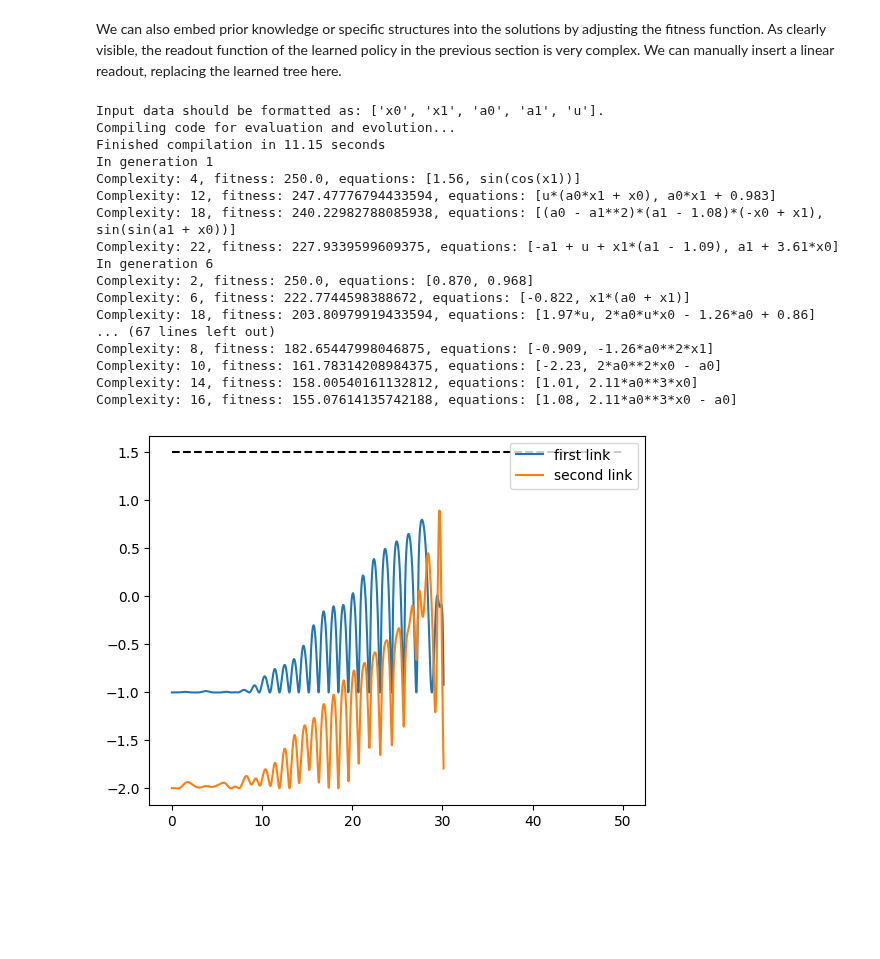
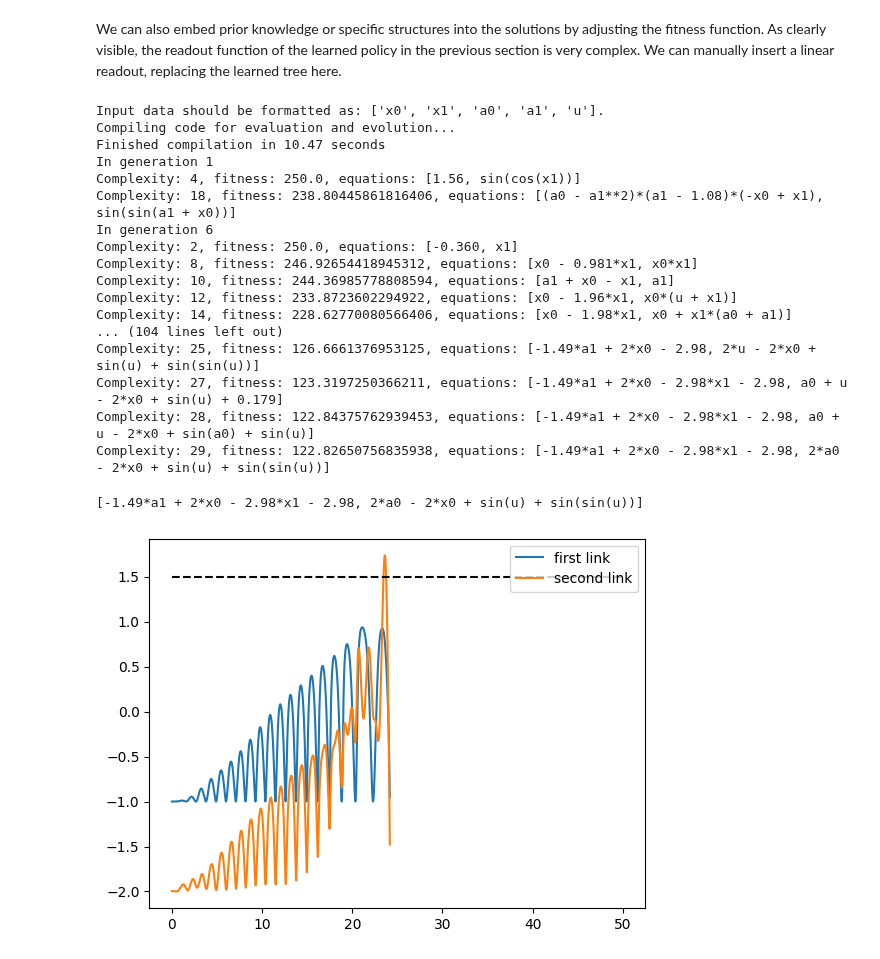
Before and after one commit to sdevries0/Kozax, a Jupyter notebook: examples/example_notebooks/control_with_memory_acrobot.ipynb, the cells around one changed output. Drawn from its saved outputs; the diff is of its cells as text; code cells hidden in the pictures; blank space fills up the shorter version.

Commit message:
fixed bug in fitness functions and updated examples

```diff
--- a/examples/example_notebooks/control_with_memory_acrobot.ipynb
+++ b/examples/example_notebooks/control_with_memory_acrobot.ipynb
@@ -45,7 +45,8 @@ data = get_data(data_key, env, batch_size, dt, T, param_setting)
 # %% [markdown]
 The evaluator class parallelizes the simulation of the control loop over the batched data. In each trajectory, a coupled dynamical system is simulated using diffrax, integrating both the dynamic memory and the dynamic environment. At every time step, the state of the environment is mapped to observations and the latent memory is mapped to a control signal. Afterwards, the state equation of the memory and environment state is computed. When the simulation is done, the fitness is computed given the control and environment state.
 # %%
-class Evaluator:
+from kozax.fitness_functions.base_fitness_function import BaseFitnessFunction
+class Evaluator(BaseFitnessFunction):
     def __init__(self, env, state_size: int, dt0: float, solver=diffrax.Euler(), max_steps: int = 16**4, stepsize_controller: diffrax.AbstractStepSizeController = diffrax.ConstantStepSize()) -> None:
         """Evaluates dynamic symbolic policies in control tasks.
 
@@ -69,6 +70,7 @@ class Evaluator:
             max_steps: The maximum number of steps that can be used in integration.
             stepsize_controller: Controller for the stepsize during integration.
         """
+        super().__init__()
         self.env = env
         self.max_fitness = 1e4
         self.state_size = state_size
@@ -230,7 +233,8 @@ The acrobot and other environments provided by Kozax also include features such
 # %% [markdown]
 We can also embed prior knowledge or specific structures into the solutions by adjusting the fitness function. As clearly visible, the readout function of the learned policy in the previous section is very complex. We can manually insert a linear readout, replacing the learned tree here.
 # %%
-class Evaluator:
+from kozax.fitness_functions.base_fitness_function import BaseFitnessFunction
+class Evaluator(BaseFitnessFunction):
     def __init__(self, env, state_size: int, dt0: float, solver=diffrax.Euler(), max_steps: int = 16**4, stepsize_controller: diffrax.AbstractStepSizeController = diffrax.ConstantStepSize()) -> None:
         """Evaluates dynamic symbolic policies in control tasks.
 
@@ -325,7 +329,8 @@ class Evaluator:
 
         activities = sol.ys[:,self.latent_size:]
         # Get control actions at every time step
-        us = 0.5*jnp.sum(activities, axis=1, keepdims=True)
+        # us = 0.5*jnp.sum(activities, axis=1, keepdims=True)
+        us = activities[:,0][:,None]
 
         # Compute the fitness of the candidate in this trajectory
         fitness = env.fitness_function(xs, us, target, ts)
@@ -338,7 +343,8 @@ class Evaluator:
         a = x_a[self.latent_size:]
 
         _, y = env.f_obs(obs_noise_key, (t, x)) #Get observations from system
-        u = 0.5*jnp.sum(a, keepdims=True) #Compute control action from latent memory
+        # u = 0.5*jnp.sum(a, keepdims=True) #Compute control action from latent memory
+        u = jnp.array([a[0]])
 
         dx = env.drift(t, x, u) #Apply control to system and get system change
         da = tree_evaluator(state_equation, jnp.concatenate([y, a, u, target])) #Compute change in latent memory
@@ -372,35 +378,38 @@ strategy.fit(gp_key, data, verbose=5)
 # %% [output]
 Input data should be formatted as: ['x0', 'x1', 'a0', 'a1', 'u'].
 Compiling code for evaluation and evolution...
-Finished compilation in 11.15 seconds
+Finished compilation in 10.47 seconds
 In generation 1
 Complexity: 4, fitness: 250.0, equations: [1.56, sin(cos(x1))]
-Complexity: 12, fitness: 247.47776794433594, equations: [u*(a0*x1 + x0), a0*x1 + 0.983]
-Complexity: 18, fitness: 240.22982788085938, equations: [(a0 - a1**2)*(a1 - 1.08)*(-x0 + x1), sin(sin(a1 + x0))]
-Complexity: 22, fitness: 227.9339599609375, equations: [-a1 + u + x1*(a1 - 1.09), a1 + 3.61*x0]
+Complexity: 18, fitness: 238.80445861816406, equations: [(a0 - a1**2)*(a1 - 1.08)*(-x0 + x1), sin(sin(a1 + x0))]
 In generation 6
-Complexity: 2, fitness: 250.0, equations: [0.870, 0.968]
-Complexity: 6, fitness: 222.7744598388672, equations: [-0.822, x1*(a0 + x1)]
-Complexity: 18, fitness: 203.80979919433594, equations: [1.97*u, 2*a0*u*x0 - 1.26*a0 + 0.86]
-... (67 lines left out)
-Complexity: 8, fitness: 182.65447998046875, equations: [-0.909, -1.26*a0**2*x1]
-Complexity: 10, fitness: 161.78314208984375, equations: [-2.23, 2*a0**2*x0 - a0]
-Complexity: 14, fitness: 158.00540161132812, equations: [1.01, 2.11*a0**3*x0]
-Complexity: 16, fitness: 155.07614135742188, equations: [1.08, 2.11*a0**3*x0 - a0]
+Complexity: 2, fitness: 250.0, equations: [-0.360, x1]
+Complexity: 8, fitness: 246.92654418945312, equations: [x0 - 0.981*x1, x0*x1]
+Complexity: 10, fitness: 244.36985778808594, equations: [a1 + x0 - x1, a1]
+Complexity: 12, fitness: 233.8723602294922, equations: [x0 - 1.96*x1, x0*(u + x1)]
+Complexity: 14, fitness: 228.62770080566406, equations: [x0 - 1.98*x1, x0 + x1*(a0 + a1)]
+... (104 lines left out)
+Complexity: 25, fitness: 126.6661376953125, equations: [-1.49*a1 + 2*x0 - 2.98, 2*u - 2*x0 + sin(u) + sin(sin(u))]
+Complexity: 27, fitness: 123.3197250366211, equations: [-1.49*a1 + 2*x0 - 2.98*x1 - 2.98, a0 + u - 2*x0 + sin(u) + 0.179]
+Complexity: 28, fitness: 122.84375762939453, equations: [-1.49*a1 + 2*x0 - 2.98*x1 - 2.98, a0 + u - 2*x0 + sin(a0) + sin(u)]
+Complexity: 29, fitness: 122.82650756835938, equations: [-1.49*a1 + 2*x0 - 2.98*x1 - 2.98, 2*a0 - 2*x0 + sin(u) + sin(sin(u))]
 # %%
 #Generate test_data
 test_data = get_data(jr.PRNGKey(10), env, 1, 0.01, T, param_setting)
 test_x0s, test_ts, _, _, test_params = test_data
 
-best_candidate = strategy.pareto_front[1][-1]
+pareto_fitness, pareto_front = strategy.pareto_front
+best_candidate = pareto_front[jnp.argmin(pareto_fitness)]
+print(strategy.expression_to_string(best_candidate))
 
 test_xs, test_ys, test_us, test_activities, test_fitness = jax.vmap(fitness_function.evaluate_trajectory, in_axes=[None, 0, None, 0, 0, 0, None])(best_candidate, *test_data, strategy.tree_evaluator)
 
 plt.plot(test_ts, -jnp.cos(test_xs[0,:,0]), color = f"C{0}", label="first link")
 plt.plot(test_ts, -jnp.cos(test_xs[0,:,0]) - jnp.cos(test_xs[0,:,0] + test_xs[0,:,1]), color = f"C{1}", label="second link")
 plt.hlines(1.5, test_ts[0], test_ts[-1], linestyles='dashed', color = "black")
 
 plt.legend(loc="best")
 plt.show()
 # %% [output]
+[-1.49*a1 + 2*x0 - 2.98*x1 - 2.98, 2*a0 - 2*x0 + sin(u) + sin(sin(u))]
-[figure, old version]
+[figure, new version]
```
Also changed, not shown: parts of 2 cells of this notebook, 7 other files.
